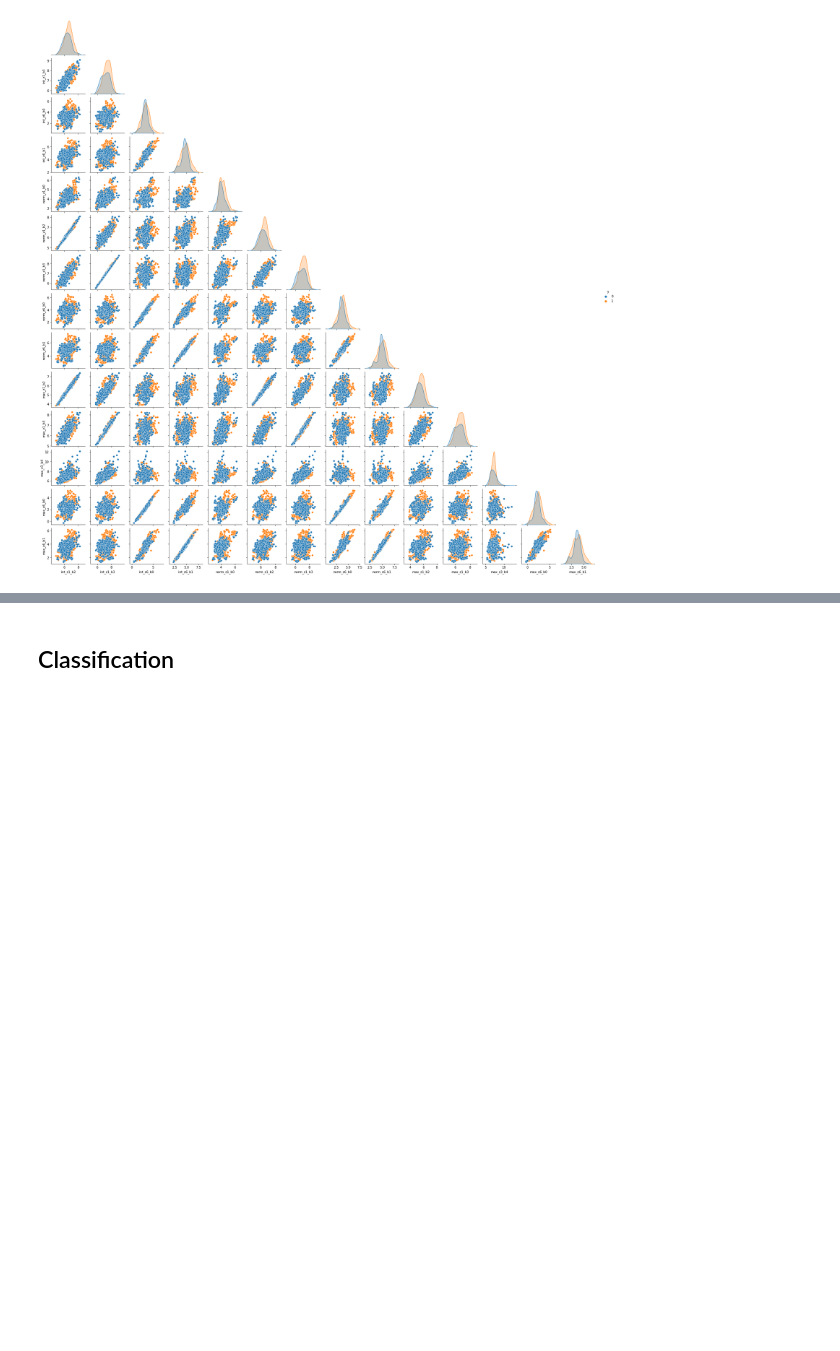
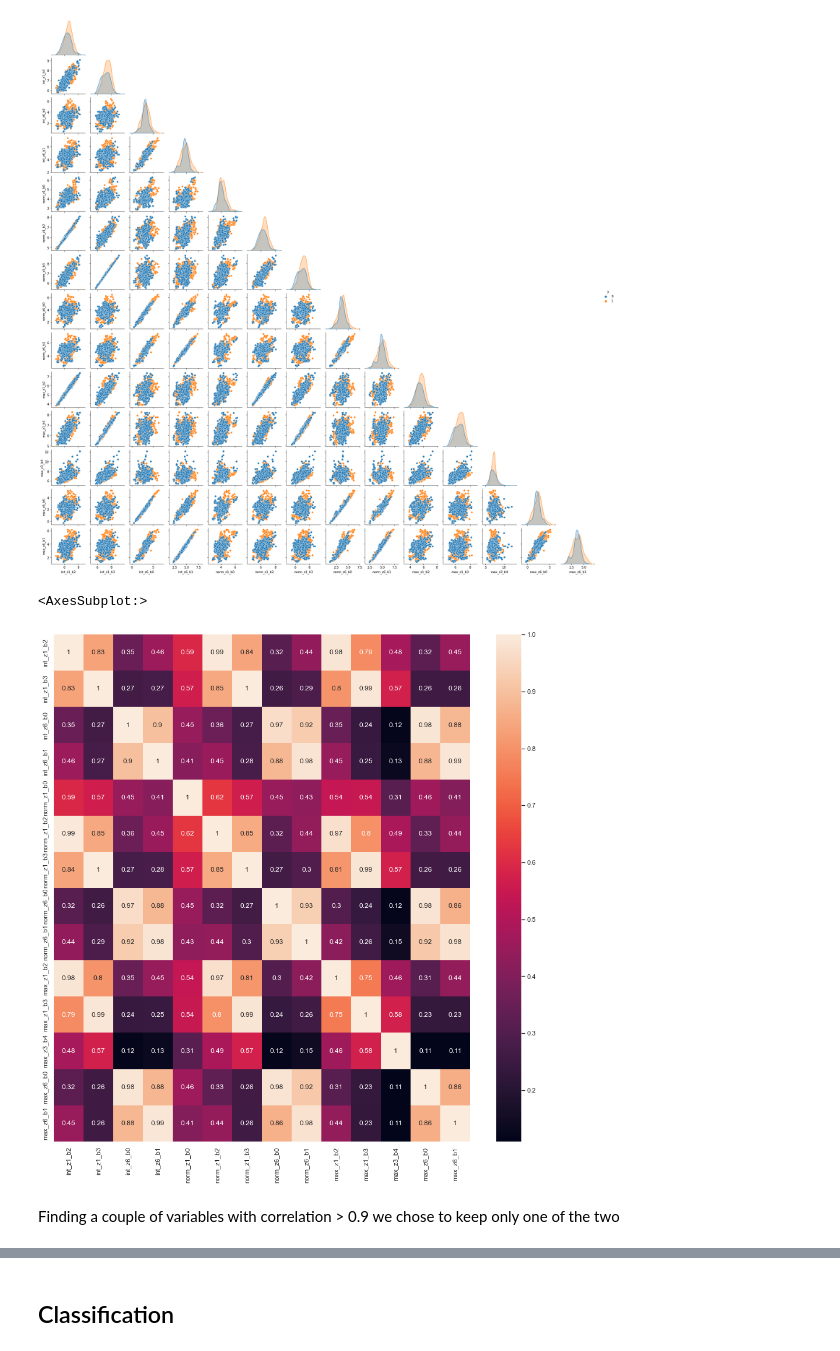
Before and after one commit to eriesp/FDAxEEG, a Jupyter notebook: Dataset/Classification_after_bonf.ipynb, the cells around one changed output, grey strips where cells are left out. Cells and saved outputs as stored; diff of their text form; code cells hidden in the pictures; blank space fills up the shorter version.

```diff
--- a/Dataset/Classification_after_bonf.ipynb
+++ b/Dataset/Classification_after_bonf.ipynb
@@ -227,3 +228,13 @@ sns.pairplot(df_log_label, corner=True, height = 1.8, hue = 'y')
 # %% [output]
 <seaborn.axisgrid.PairGrid at 0x...>
 [figure]
+# %%
+#define figure size
+sns.set(rc={"figure.figsize":(16, 16)}) #width=16, height=16
+
+sns.heatmap(df_log.corr(), annot=True)
+# %% [output]
+<AxesSubplot:>
+[figure, added]
+# %% [markdown]
+Finding a couple of variables with correlation > 0.9 we chose to keep only one of the two
```
Also changed, not shown: parts of 36 cells of this notebook, 1 other file.
